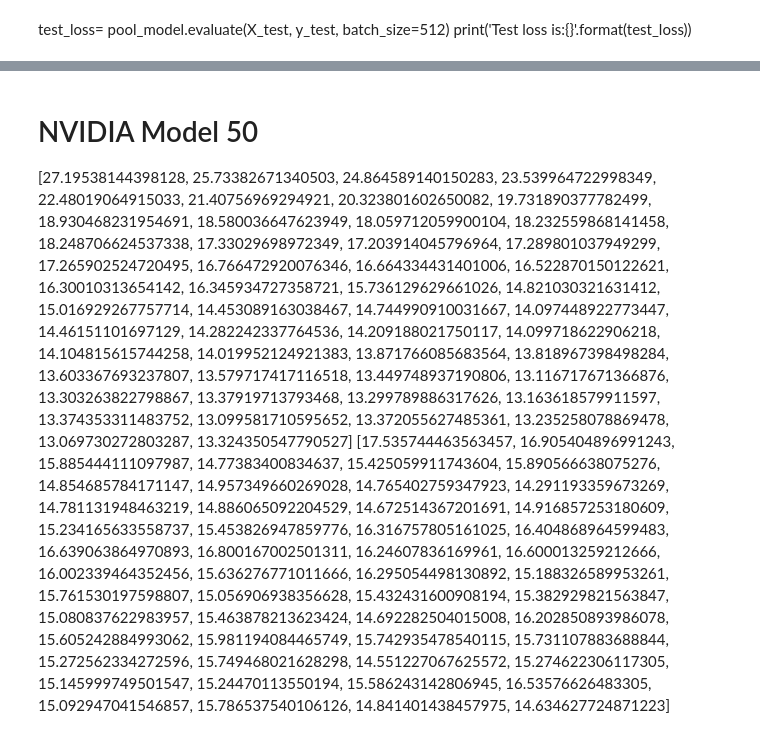
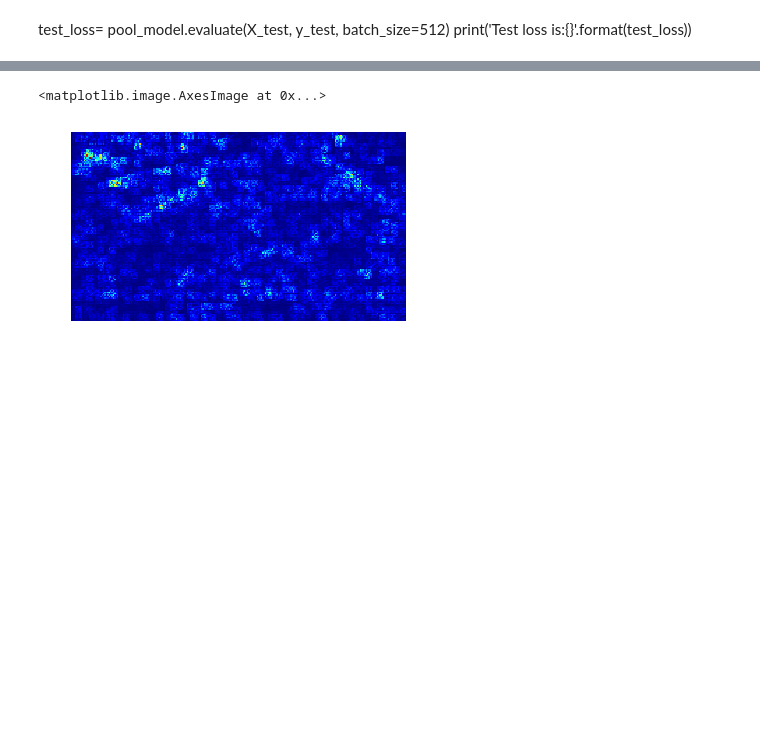
Before and after one commit to Meirtz/DeepTesla, a Jupyter notebook: run.ipynb, the cells around one changed output, grey strips where cells are left out. Cells and saved outputs as stored; diff of their text form; code cells hidden in the pictures; blank space fills up the shorter version.

```diff
--- a/run.ipynb
+++ b/run.ipynb
@@ -991,5 +1030,28 @@ print(mse)
-# %% [markdown]
-# NVIDIA Model 50
-
-[27.19538144398128, 25.73382671340503, 24.864589140150283, 23.539964722998349, 22.48019064915033, 21.40756969294921, 20.323801602650082, 19.731890377782499, 18.930468231954691, 18.580036647623949, 18.059712059900104, 18.232559868141458, 18.248706624537338, 17.33029698972349, 17.203914045796964, 17.289801037949299, 17.265902524720495, 16.766472920076346, 16.664334431401006, 16.522870150122621, 16.30010313654142, 16.345934727358721, 15.736129629661026, 14.821030321631412, 15.016929267757714, 14.453089163038467, 14.744990910031667, 14.097448922773447, 14.46151101697129, 14.282242337764536, 14.209188021750117, 14.099718622906218, 14.104815615744258, 14.019952124921383, 13.871766085683564, 13.818967398498284, 13.603367693237807, 13.579717417116518, 13.449748937190806, 13.116717671366876, 13.303263822798867, 13.37919713793468, 13.299789886317626, 13.163618579911597, 13.374353311483752, 13.099581710595652, 13.372055627485361, 13.235258078869478, 13.069730272803287, 13.324350547790527]
-[17.535744463563457, 16.905404896991243, 15.885444111097987, 14.77383400834637, 15.425059911743604, 15.890566638075276, 14.854685784171147, 14.957349660269028, 14.765402759347923, 14.291193359673269, 14.781131948463219, 14.886065092204529, 14.672514367201691, 14.916857253180609, 15.234165633558737, 15.453826947859776, 16.316757805161025, 16.404868964599483, 16.639063864970893, 16.800167002501311, 16.24607836169961, 16.600013259212666, 16.002339464352456, 15.636276771011666, 16.295054498130892, 15.188326589953261, 15.761530197598807, 15.056906938356628, 15.432431600908194, 15.382929821563847, 15.080837622983957, 15.463878213623424, 14.692282504015008, 16.202850893986078, 15.605242884993062, 15.981194084465749, 15.742935478540115, 15.731107883688844, 15.272562334272596, 15.749468021628298, 14.551227067625572, 15.274622306117305, 15.145999749501547, 15.24470113550194, 15.586243142806945, 16.53576626483305, 15.092947041546857, 15.786537540106126, 14.841401438457975, 14.634627724871223]
+# %%
+model_path = './models/he_model.json'
+param_path = './models/model.h5'
+with open(model_path, 'r') as in_file:
+                json_model = in_file.read()
+                model = model_from_json(json_model)
+weights_file = os.path.join(param_path)
+model.load_weights(weights_file)
+# %%
+from vis.visualization import visualize_saliency
+from vis.utils import utils as kvutils
+from keras import activations
+
+# Utility to search for layer index by name.
+# Alternatively we can specify this as -1 since it corresponds to the last layer.
+layer_idx = kvutils.find_layer_idx(model, 'preds')
+
+# Swap softmax with linear
+model.layers[layer_idx].activation = activations.linear
+model = kvutils.apply_modifications(model)
+
+grads = visualize_saliency(model, layer_idx, filter_indices=0, backprop_modifier='guided', seed_input=X_test[1])
+# Plot with 'jet' colormap to visualize as a heatmap.
+plt.axis('off')
+plt.imshow(grads, cmap='jet')
+# %% [output]
+<matplotlib.image.AxesImage at 0x...>
+[figure, added]
```
Also changed, not shown: parts of 29 cells of this notebook, 6 other files.
